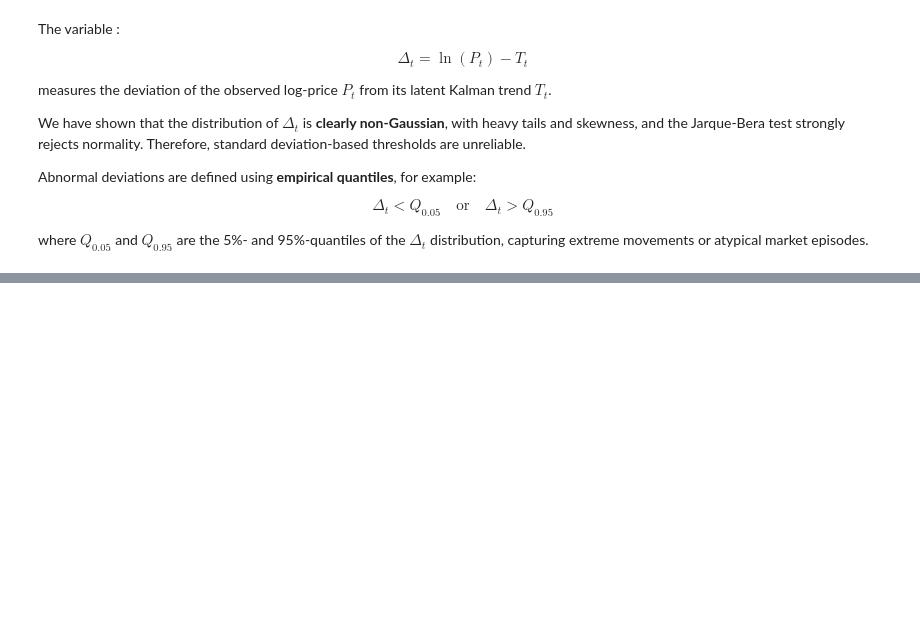
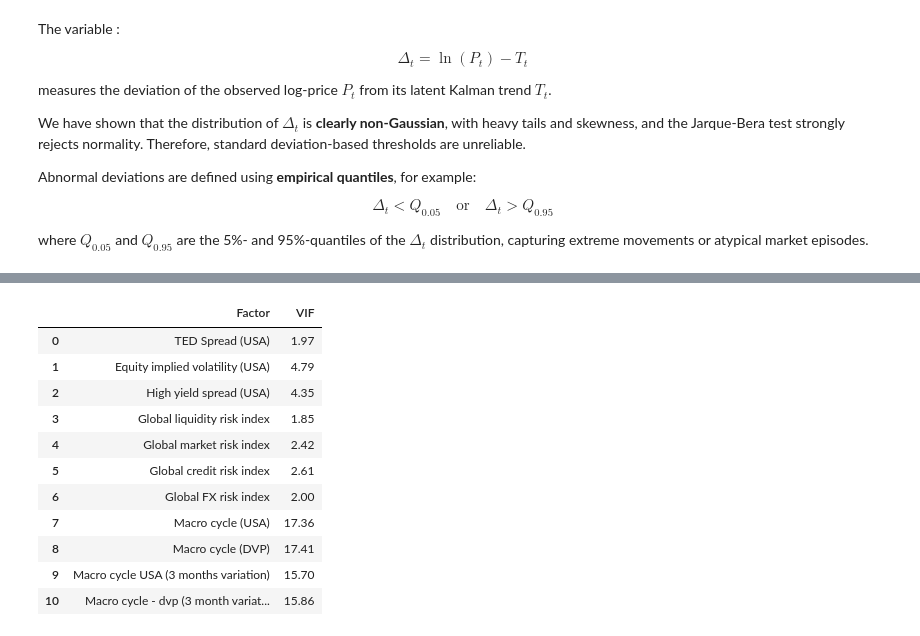
Before and after one commit to BenjaminFernandesNeres/Kalman-SP500, a Jupyter notebook: TrendFollowingStrategy.ipynb, the cells around one changed output, grey strips where cells are left out. Cells and saved outputs as stored; diff of their text form; code cells hidden in the pictures; blank space fills up the shorter version.

```diff
--- a/TrendFollowingStrategy.ipynb
+++ b/TrendFollowingStrategy.ipynb
@@ -197,0 +250,34 @@ where $Q_{0.05}$ and $Q_{0.95}$ are the 5%- and 95%-quantiles of the $\Delta_t$
+# %%
+# Assurons-nous que toutes les colonnes sont float
+data_macro = data_macro.astype(float)
+
+# Initialiser le VIF array
+VIF = np.zeros(data_macro.shape[1])
+
+# Boucle sur chaque facteur
+for i in range(data_macro.shape[1]):
+    # Régress le facteur i sur tous les autres
+    model = sm.OLS(data_macro.iloc[:, i], sm.add_constant(data_macro.drop(data_macro.columns[i], axis=1)))
+    results = model.fit()
+    VIF[i] = 1 / (1 - results.rsquared)
+
+# Tableau clair avec noms de facteurs et VIF
+table_VIF = pd.DataFrame({
+    "Factor": data_macro.columns,
+    "VIF": np.round(VIF, 2)
+})
+
+table_VIF
+# %% [output]
+|  | Factor | VIF |
+| 0 | TED Spread (USA) | 1.97 |
+| 1 | Equity implied volatility (USA) | 4.79 |
+| 2 | High yield spread (USA) | 4.35 |
+| 3 | Global liquidity risk index | 1.85 |
+| 4 | Global market risk index | 2.42 |
+| 5 | Global credit risk index | 2.61 |
+| 6 | Global FX risk index | 2.00 |
+| 7 | Macro cycle (USA) | 17.36 |
+| 8 | Macro cycle (DVP) | 17.41 |
+| 9 | Macro cycle USA (3 months variation) | 15.70 |
+| 10 | Macro cycle - dvp (3 month variat... | 15.86 |
```
Also changed, not shown: parts of 11 cells of this notebook.
